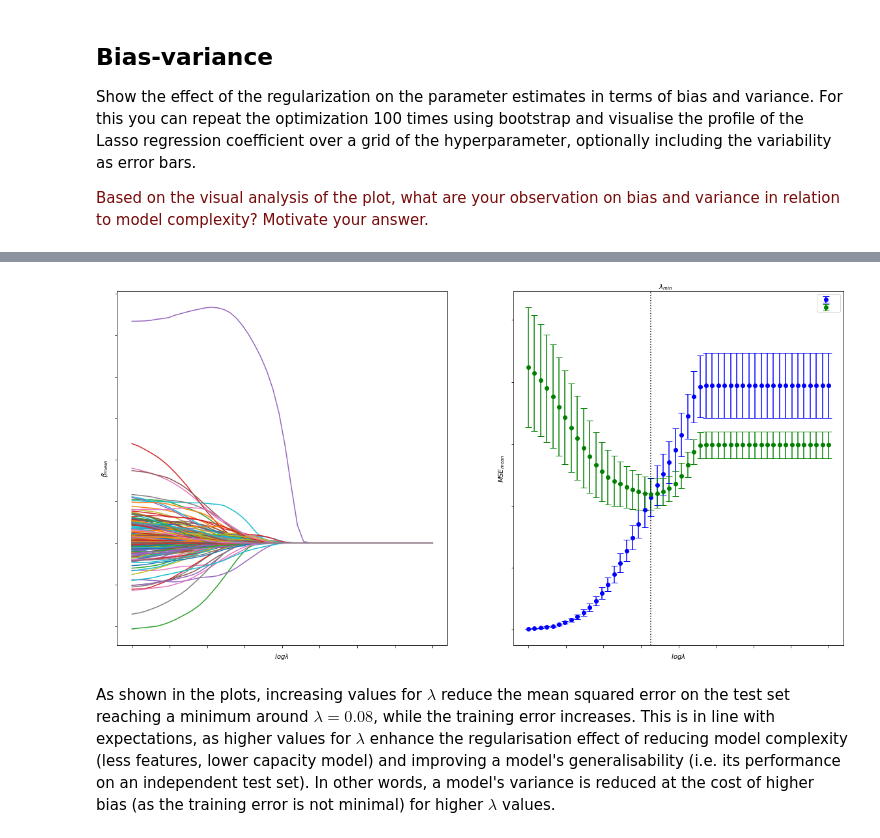
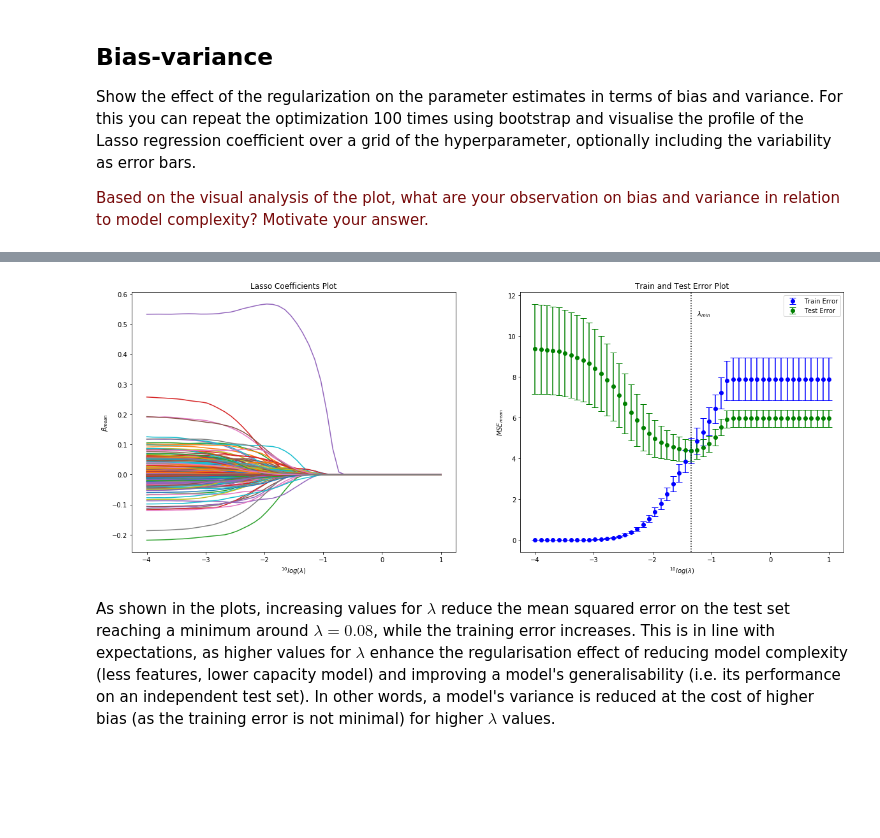
Before and after one commit to tdewaard/8dm40-machine-learning, a Jupyter notebook: practicals/week_3.ipynb, the cells around one changed output, grey strips where cells are left out. Cells and saved outputs as stored; diff of their text form; code cells hidden in the pictures; blank space fills up the shorter version.

```diff
--- a/practicals/week_3.ipynb
+++ b/practicals/week_3.ipynb
@@ -420,30 +412,33 @@ KeyboardInterrupt:
 # %%
 # plotting
+import matplotlib.pyplot as plt
 
 betas_mean = np.mean(betas[:, 1:, :], axis=2)
 betas_std = np.std(betas[:, 1:, :], axis=2)
 
 MSEs_train_mean = np.mean(MSEs_train, axis=1)
 MSEs_train_std = np.std(MSEs_train, axis=1)
 
 MSEs_test_mean = np.mean(MSEs_test, axis=1)
 MSEs_test_std = np.std(MSEs_test, axis=1)
 
-fig, axes = plt.subplots(nrows=1, ncols=2, figsize=(20, 10))
+fig, axes = plt.subplots(nrows=1, ncols=2, figsize=(20, 7.5))
 axes[0].plot(np.log10(alphas), betas_mean)
 axes[0].set_xlabel(r'$^{10}log(\lambda)$')
 axes[0].set_ylabel(r'$\beta_{mean}$')
+axes[0].set_title("Lasso Coefficients Plot")
 
 axes[1].errorbar(np.log10(alphas), MSEs_train_mean, yerr=MSEs_train_std, fmt='bo', label='Train Error', capsize=5)
 axes[1].errorbar(np.log10(alphas), MSEs_test_mean, yerr=MSEs_test_std, fmt='go', label='Test Error', capsize=5)
 axes[1].axvline(np.log10(alphas[np.argmin(MSEs_test_mean)]), ls=':', c='k')
 axes[1].text(np.log10(alphas[np.argmin(MSEs_test_mean)])+.1, 11, r'$\lambda_{min}$')
 axes[1].set_xlabel(r'$^{10}log(\lambda)$')
 axes[1].set_ylabel(r'$MSE_{mean}$')
+axes[1].set_title("Train and Test Error Plot")
 axes[1].legend(loc='upper right')
 plt.show()
 # %% [output]
-[figure, old version]
+[figure, new version]
 # %% [markdown]
 As shown in the plots, increasing values for $\lambda$ reduce the mean squared error on the test set reaching a minimum around $\lambda = 0.08$, while the training error increases. This is in line with expectations, as higher values for $\lambda$ enhance the regularisation effect of reducing model complexity (less features, lower capacity model) and improving a model's generalisability (i.e. its performance on an independent test set). In other words, a model's variance is reduced at the cost of higher bias (as the training error is not minimal) for higher $\lambda$ values.
 # %% [markdown]
```
Also changed, not shown: parts of 2 cells of this notebook, 1 other file.
